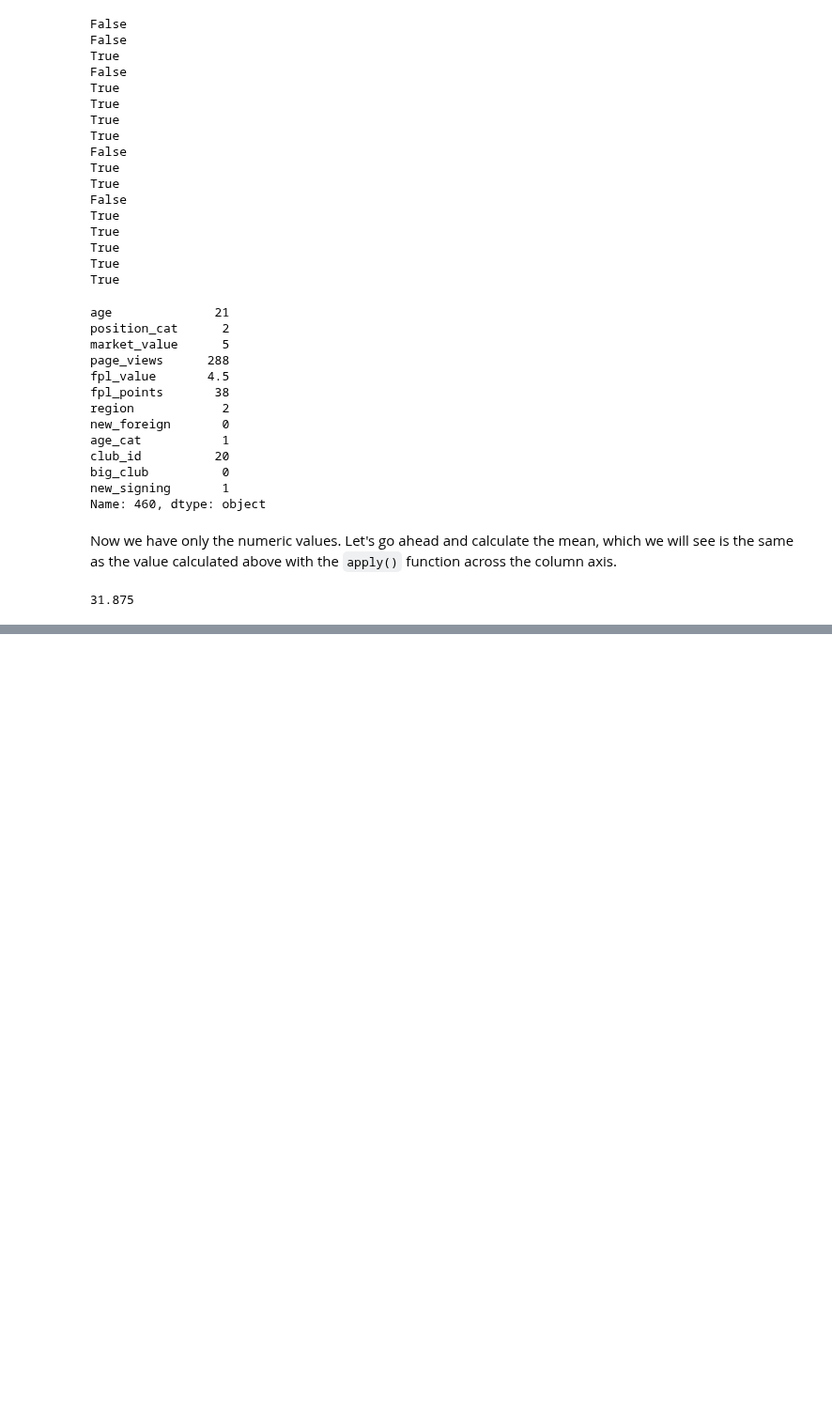
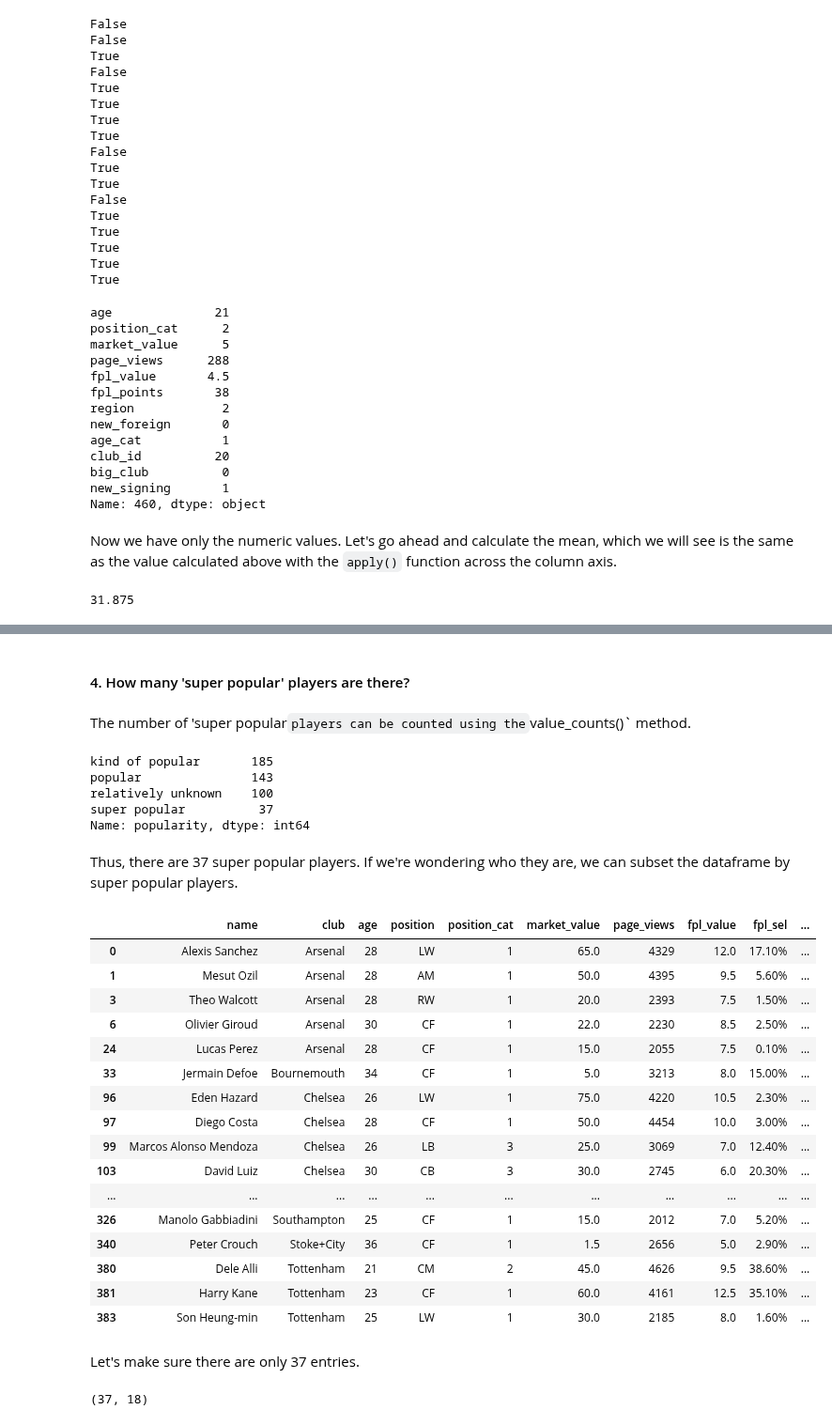
Before and after one commit to jgabunilas/pandas-bootcamp, a Jupyter notebook: Section5_DataFrames_in_Depth/Section5_DataFrames_in_Depth.ipynb, the cells around one changed output, grey strips where cells are left out. Shown at 94% size. Drawn from its saved outputs; the diff is of its cells as text; code cells hidden in the pictures; blank space fills up the shorter version.

```diff
--- a/Section5_DataFrames_in_Depth/Section5_DataFrames_in_Depth.ipynb
+++ b/Section5_DataFrames_in_Depth/Section5_DataFrames_in_Depth.ipynb
@@ -2486,0 +2613,10 @@ players.loc[460, [dtype != object for dtype in players.dtypes]].mean()
+# %%
+def popularity(x):
+  if x < 200:
+    return 'relatively unknown'
+  elif x < 600:
+    return 'kind of popular'
+  elif x < 2000:
+    return 'popular'
+  else:
+    return 'super popular'
@@ -2486,0 +2642,2 @@ players.loc[460, [dtype != object for dtype in players.dtypes]].mean()
+# %%
+players['popularity'] = players.page_views.apply(popularity)
@@ -2486,0 +2660,40 @@ players.loc[460, [dtype != object for dtype in players.dtypes]].mean()
+# %% [markdown]
+#### 4. How many 'super popular' players are there?
+# %% [markdown]
+The number of 'super popular` players can be counted using the `value_counts()` method.
+# %%
+players.popularity.value_counts()
+# %% [output]
+kind of popular       185
+popular               143
+relatively unknown    100
+super popular          37
+Name: popularity, dtype: int64
+# %% [markdown]
+Thus, there are 37 super popular players. If we're wondering who they are, we can subset the dataframe by super popular players.
+# %%
+players[players['popularity'] == "super popular"]
+# %% [output]
+|  | name | club | age | position | position_cat | market_value | page_views | fpl_value | fpl_sel | ... |
+| 0 | Alexis Sanchez | Arsenal | 28 | LW | 1 | 65.0 | 4329 | 12.0 | 17.10% | ... |
+| 1 | Mesut Ozil | Arsenal | 28 | AM | 1 | 50.0 | 4395 | 9.5 | 5.60% | ... |
+| 3 | Theo Walcott | Arsenal | 28 | RW | 1 | 20.0 | 2393 | 7.5 | 1.50% | ... |
+| 6 | Olivier Giroud | Arsenal | 30 | CF | 1 | 22.0 | 2230 | 8.5 | 2.50% | ... |
+| 24 | Lucas Perez | Arsenal | 28 | CF | 1 | 15.0 | 2055 | 7.5 | 0.10% | ... |
+| 33 | Jermain Defoe | Bournemouth | 34 | CF | 1 | 5.0 | 3213 | 8.0 | 15.00% | ... |
+| 96 | Eden Hazard | Chelsea | 26 | LW | 1 | 75.0 | 4220 | 10.5 | 2.30% | ... |
+| 97 | Diego Costa | Chelsea | 28 | CF | 1 | 50.0 | 4454 | 10.0 | 3.00% | ... |
+| 99 | Marcos Alonso Mendoza | Chelsea | 26 | LB | 3 | 25.0 | 3069 | 7.0 | 12.40% | ... |
+| 103 | David Luiz | Chelsea | 30 | CB | 3 | 30.0 | 2745 | 6.0 | 20.30% | ... |
+| ... | ... | ... | ... | ... | ... | ... | ... | ... | ... | ... |
+| 326 | Manolo Gabbiadini | Southampton | 25 | CF | 1 | 15.0 | 2012 | 7.0 | 5.20% | ... |
+| 340 | Peter Crouch | Stoke+City | 36 | CF | 1 | 1.5 | 2656 | 5.0 | 2.90% | ... |
+| 380 | Dele Alli | Tottenham | 21 | CM | 2 | 45.0 | 4626 | 9.5 | 38.60% | ... |
+| 381 | Harry Kane | Tottenham | 23 | CF | 1 | 60.0 | 4161 | 12.5 | 35.10% | ... |
+| 383 | Son Heung-min | Tottenham | 25 | LW | 1 | 30.0 | 2185 | 8.0 | 1.60% | ... |
+# %% [markdown]
+Let's make sure there are only 37 entries.
+# %%
+players.loc[players['popularity'] == "super popular"].shape
+# %% [output]
+(37, 18)
```
Also changed, not shown: parts of 58 cells of this notebook, 1 other file.
